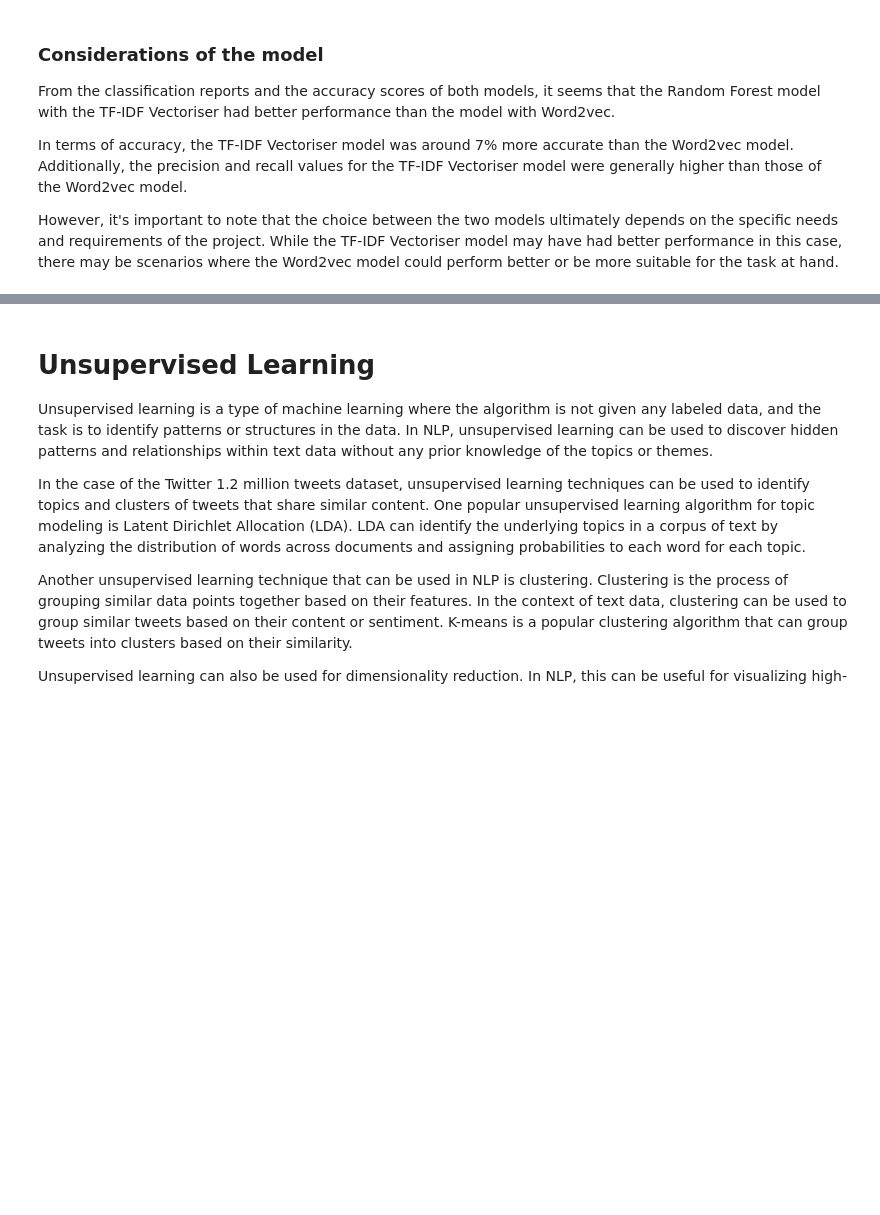
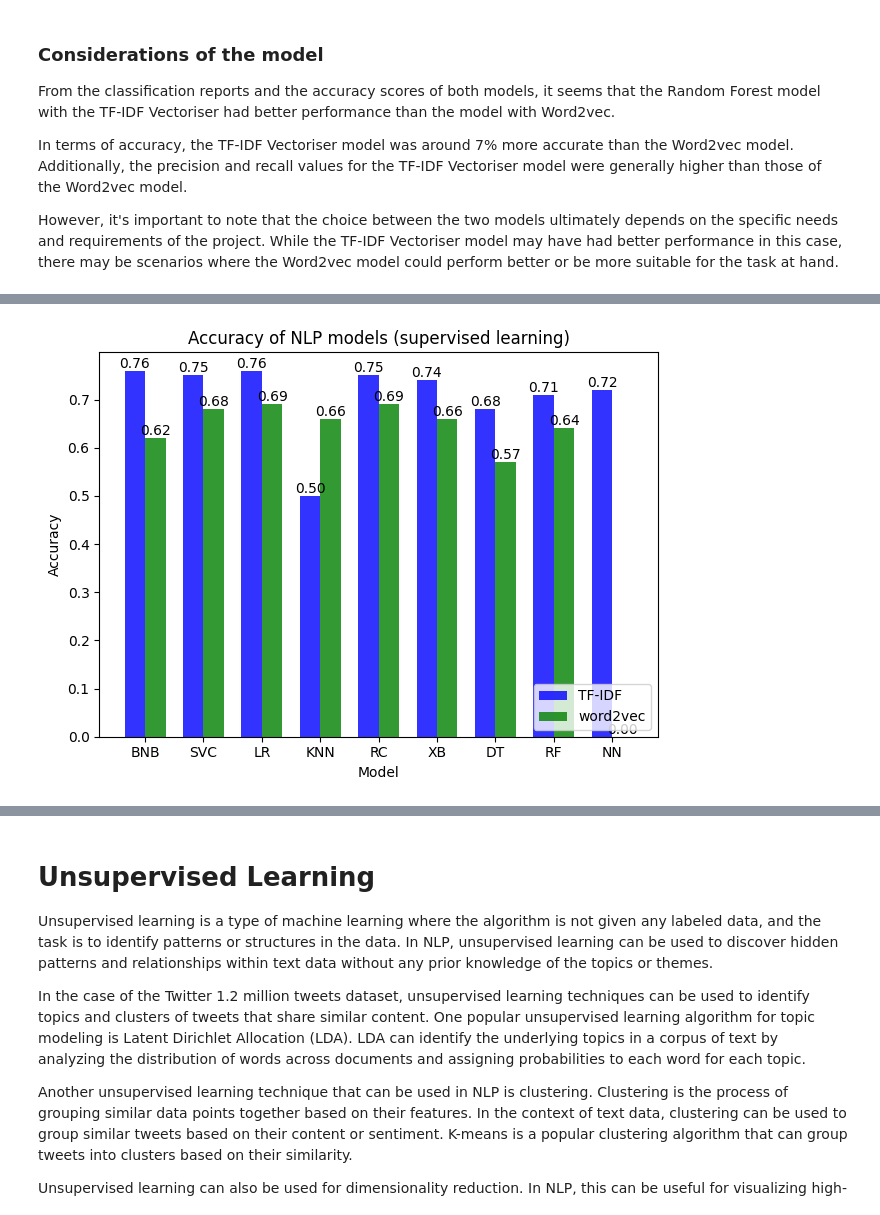
Before and after one commit to thaaoliveira1/Sentiment-Analysis-Twitter-Python, a Jupyter notebook: Report.ipynb, the cells around one changed output, grey strips where cells are left out. Cells and saved outputs as stored; diff of their text form; code cells hidden in the pictures; blank space fills up the shorter version.

Commit message:
:sparkles: added final considerations supervised learning

```diff
--- a/Report.ipynb
+++ b/Report.ipynb
@@ -1409,0 +1566,42 @@ However, it's important to note that the choice between the two models ultimatel
+# %%
+
+import matplotlib.pyplot as plt
+
+
+# Example data
+tfidf_scores = [0.76, 0.75, 0.76, 0.50, 0.75, 0.74, 0.68, 0.71, 0.72 ]
+word2vec_scores = [0.62, 0.68, 0.69, 0.66, 0.69, 0.66, 0.57, 0.64, 0.00 ]
+model_names = ['BNB', 'SVC', 'LR', 'KNN', 'RC', 'XB', 'DT', 'RF', 'NN']
+categories = ['TF-IDF', 'word2vec']
+
+# Set up the figure
+fig, ax = plt.subplots()
+
+# Plot the bars for each category
+bar_width = 0.35
+opacity = 0.8
+index = range(len(model_names))
+offset = [i + bar_width for i in index]
+rects1 = ax.bar(index, tfidf_scores, bar_width, alpha=opacity, color='b', label=categories[0])
+rects2 = ax.bar(offset, word2vec_scores, bar_width, alpha=opacity, color='g', label=categories[1])
+
+# Add labels and legends
+ax.set_xlabel('Model')
+ax.set_ylabel('Accuracy')
+ax.set_title('Accuracy of NLP models (supervised learning)')
+ax.set_xticks([i + bar_width / 2 for i in index])
+ax.set_xticklabels(model_names)
+
+# Add score labels to the bars
+for rect in rects1 + rects2:
+    height = rect.get_height()
+    ax.text(rect.get_x() + rect.get_width() / 2, height, '{:.2f}'.format(height), ha='center', va='bottom')
+
+# Place the legend in the bottom-right corner
+ax.legend(loc='lower right', bbox_to_anchor=(1, 0))
+
+# Display the plot
+plt.tight_layout()
+plt.show()
+# %% [output]
+[figure, added]
```
Also changed, not shown: parts of 11 cells of this notebook.
